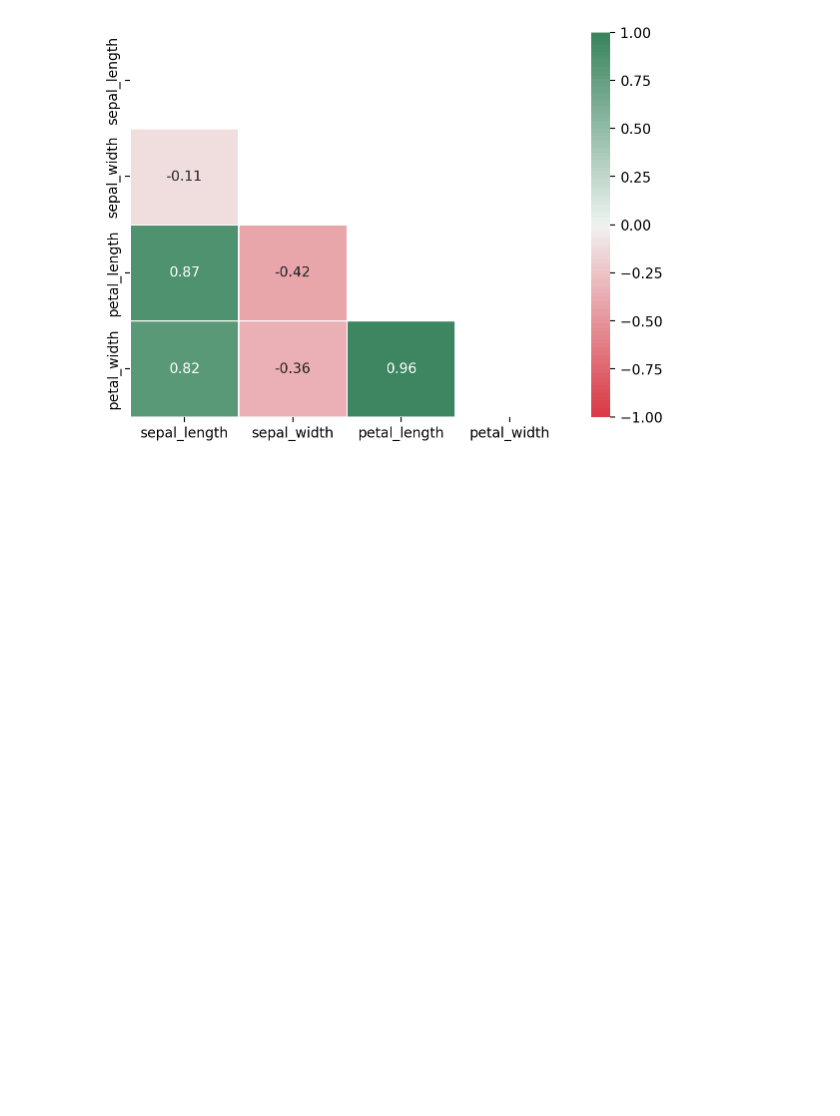
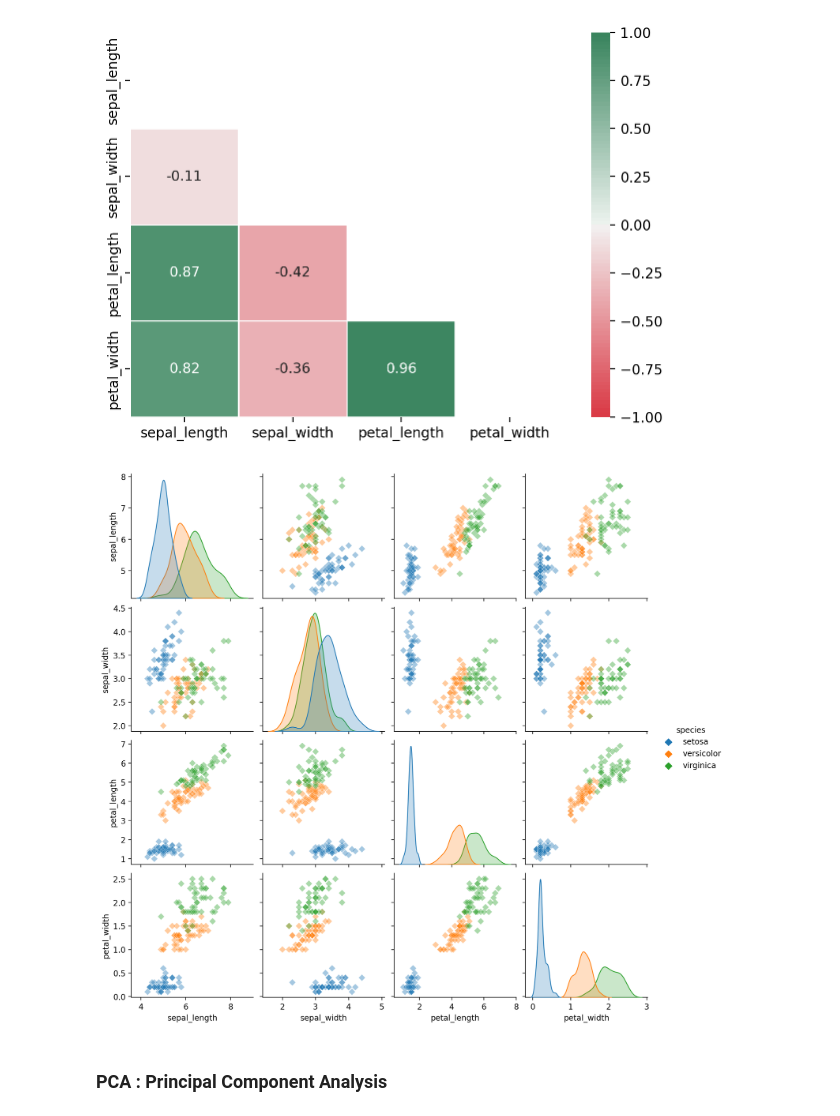
Before and after one commit to pNatTueku/ml_learning_with_ajprasertcbs, a Jupyter notebook: notebooks/pca_iris.ipynb, the cells around one changed output. Saved outputs shown, nothing was run; the diff lists cells and outputs as text; code cells hidden in the pictures; blank space fills up the shorter version.

```diff
--- a/notebooks/pca_iris.ipynb
+++ b/notebooks/pca_iris.ipynb
@@ -104,3 +104,9 @@ sns.heatmap(dcorr, cmap = sns.diverging_palette(10, 145, n = 100),
             vmin = -1, vmax = 1, center = 0, linewidths = 1, annot = True, mask = mask, ax = ax);
 # %% [output]
 [figure]
+# %%
+sns.pairplot(df, vars = cols, hue = 'species', markers = ['D', 'D', 'D'], plot_kws = {'alpha': .4});
+# %% [output]
+[figure, added]
+# %% [markdown]
+### PCA : Principal Component Analysis
```
Also changed, not shown: parts of 21 cells of this notebook.
